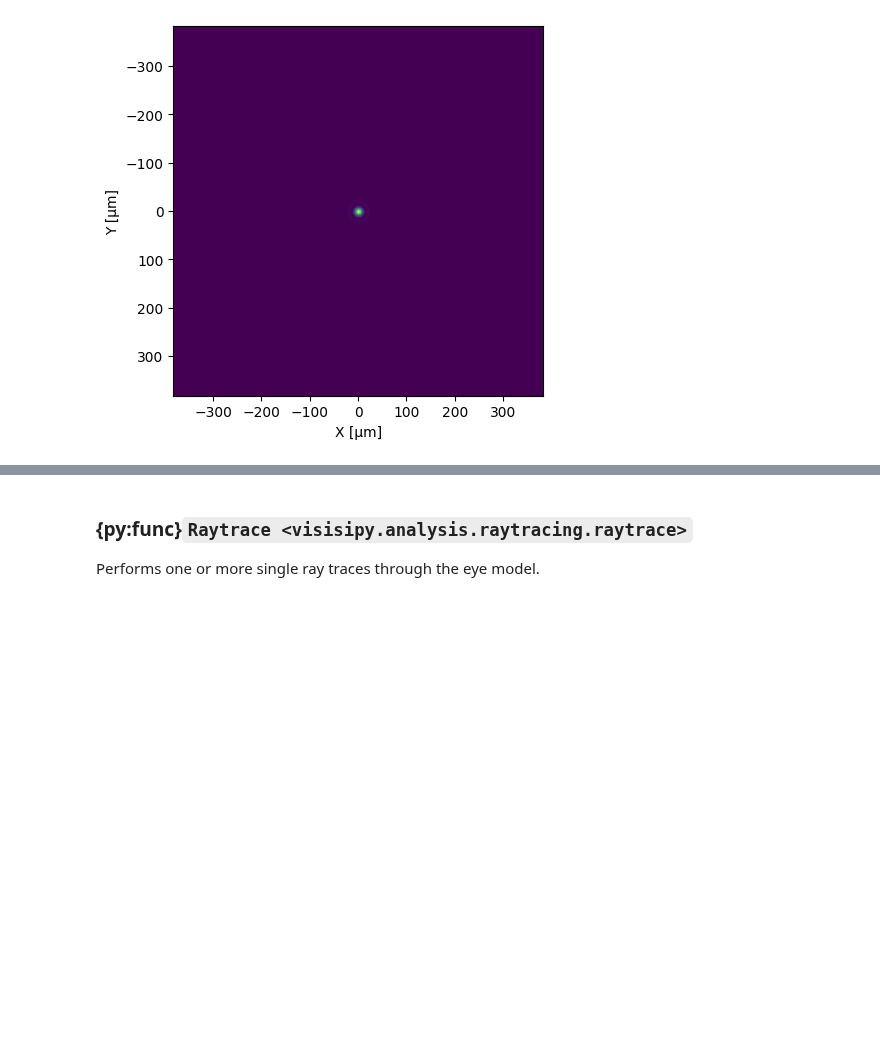
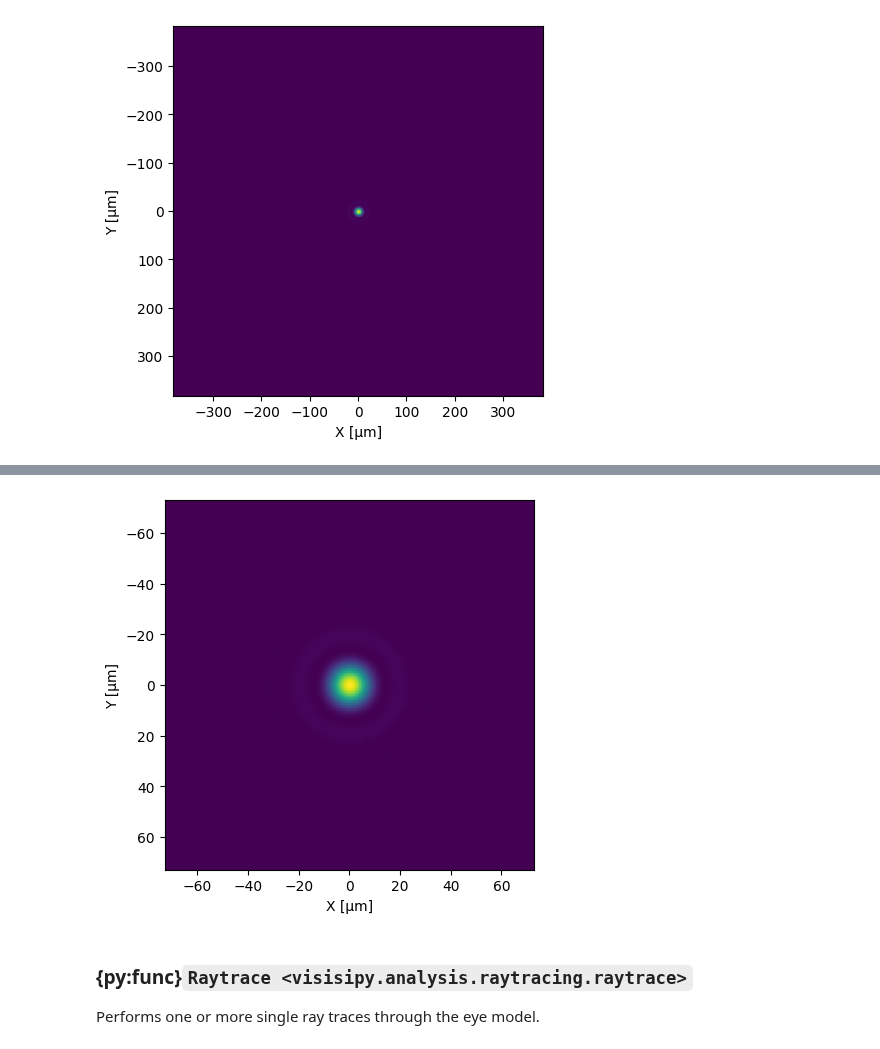
Before and after one commit to MREYE-LUMC/visisipy, a Jupyter notebook: docs/user_guide/analyses.ipynb, the cells around one changed output, grey strips where cells are left out. Drawn from its saved outputs; the diff is of its cells as text; code cells hidden in the pictures; blank space fills up the shorter version.

Commit message:
Add Strehl Ratio and Huygens PSF to analysis notebook

```diff
--- a/docs/user_guide/analyses.ipynb
+++ b/docs/user_guide/analyses.ipynb
@@ -78,3 +82,16 @@ plt.ylabel("Y [μm]");
+# %%
+huygens_psf = visisipy.analysis.huygens_psf(field_coordinate=(0, 0))
+
+plt.imshow(
+    huygens_psf,
+    extent=(huygens_psf.columns[0], huygens_psf.columns[-1], huygens_psf.index[-1], huygens_psf.index[0]),
+    origin="lower",
+)
+
+plt.xlabel("X [μm]")
+plt.ylabel("Y [μm]");
+# %% [output]
+[figure, added]
 # %% [markdown]
 ### {py:func}`Raytrace <visisipy.analysis.raytracing.raytrace>`
 
```
Also changed, not shown: parts of 4 cells of this notebook, 1 other file.
